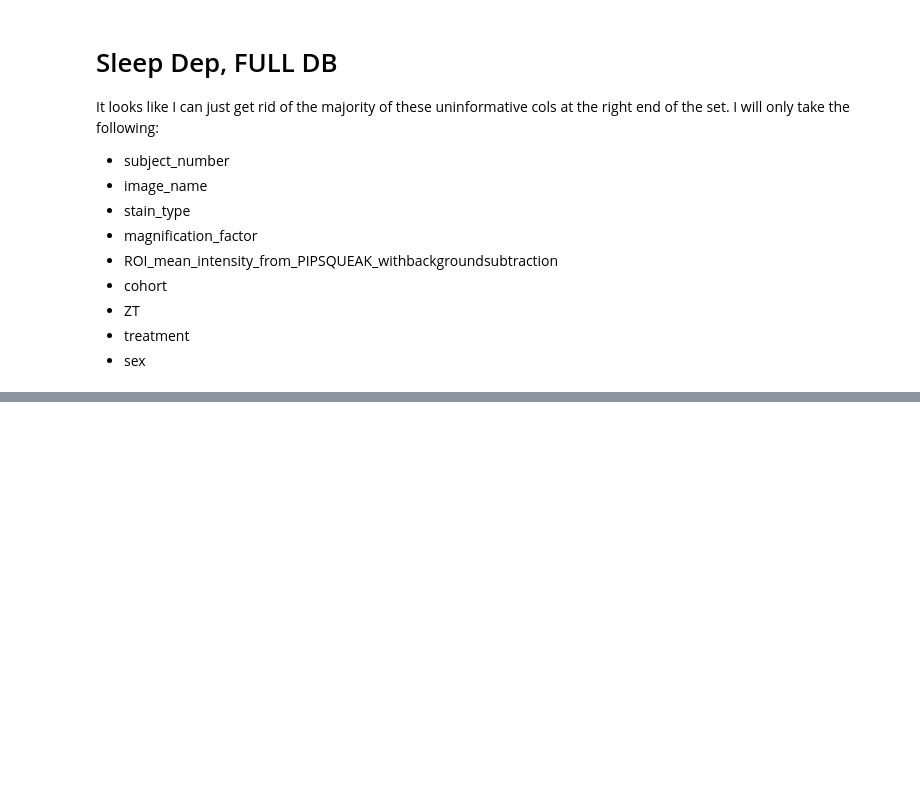
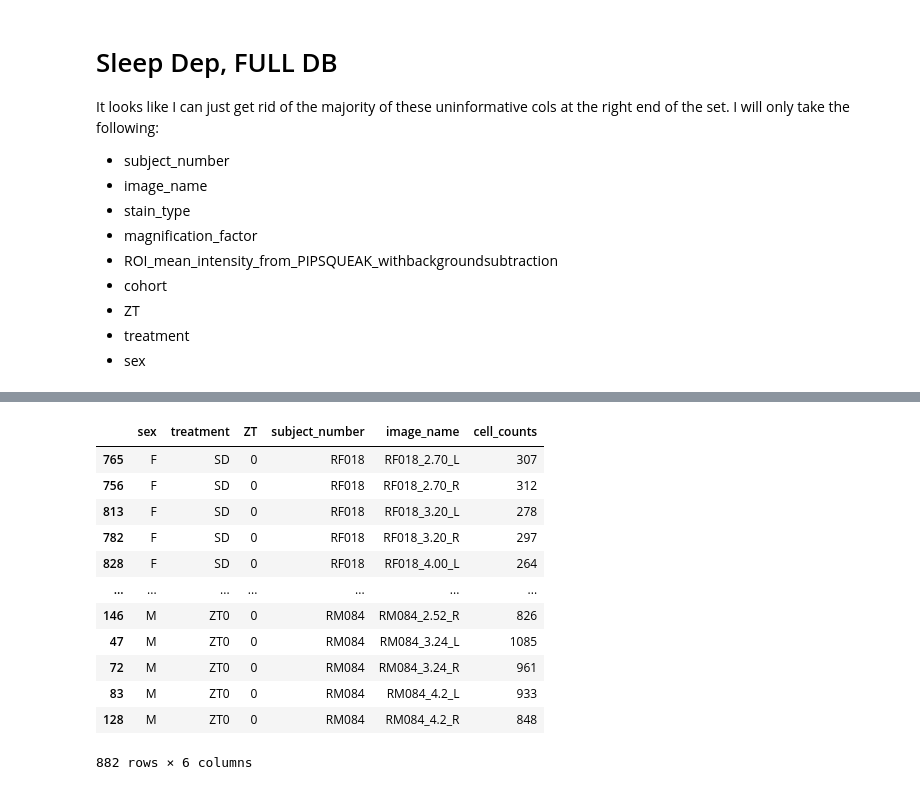
Before and after one commit to jonny-ramos/LRI, a Jupyter notebook: Image ROI Data Wrangling/Sleep Deprivation FULL DB/Untitled.ipynb, the cells around one changed output, grey strips where cells are left out. Saved outputs shown, nothing was run; the diff lists cells and outputs as text; code cells hidden in the pictures; blank space fills up the shorter version.

```diff
--- a/Image ROI Data Wrangling/Sleep Deprivation FULL DB/Untitled.ipynb
+++ b/Image ROI Data Wrangling/Sleep Deprivation FULL DB/Untitled.ipynb
@@ -141,0 +288,16 @@ pandas.core.frame.DataFrame
+# %%
+cell_counts
+# %% [output]
+|  | sex | treatment | ZT | subject_number | image_name | cell_counts |
+| 765 | F | SD | 0 | RF018 | RF018_2.70_L | 307 |
+| 756 | F | SD | 0 | RF018 | RF018_2.70_R | 312 |
+| 813 | F | SD | 0 | RF018 | RF018_3.20_L | 278 |
+| 782 | F | SD | 0 | RF018 | RF018_3.20_R | 297 |
+| 828 | F | SD | 0 | RF018 | RF018_4.00_L | 264 |
+| ... | ... | ... | ... | ... | ... | ... |
+| 146 | M | ZT0 | 0 | RM084 | RM084_2.52_R | 826 |
+| 47 | M | ZT0 | 0 | RM084 | RM084_3.24_L | 1085 |
+| 72 | M | ZT0 | 0 | RM084 | RM084_3.24_R | 961 |
+| 83 | M | ZT0 | 0 | RM084 | RM084_4.2_L | 933 |
+| 128 | M | ZT0 | 0 | RM084 | RM084_4.2_R | 848 |
+882 rows × 6 columns
```
Also changed, not shown: parts of 13 cells of this notebook.
